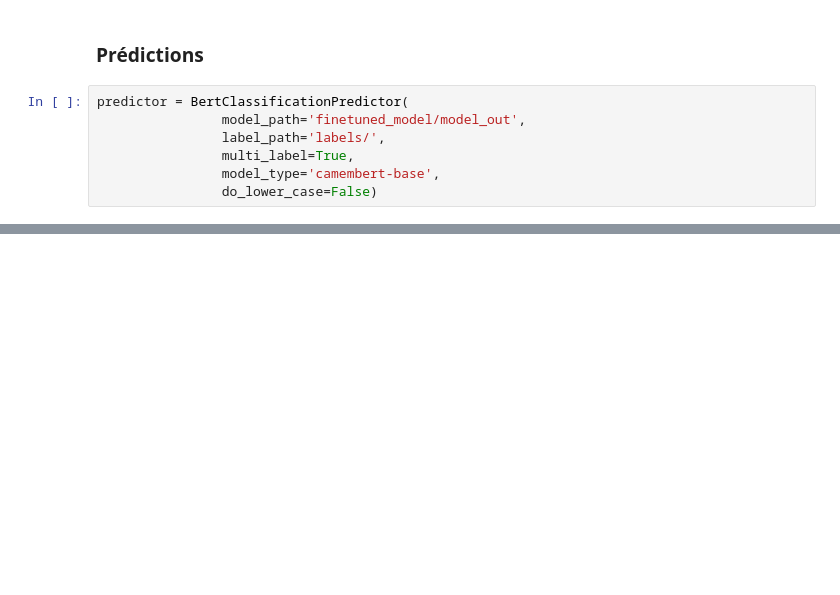
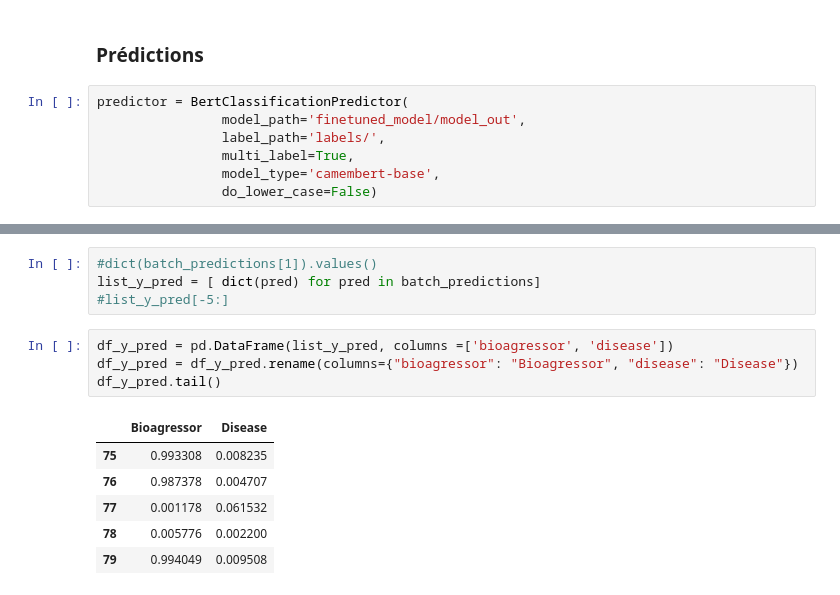
Before and after one commit to sufianj/fast-camembert, a Jupyter notebook: camembert_tuto.ipynb, the cells around one changed output, grey strips where cells are left out. Saved outputs shown, nothing was run; the diff lists cells and outputs as text; blank space fills up the shorter version.

```diff
--- a/camembert_tuto.ipynb
+++ b/camembert_tuto.ipynb
@@ -272,0 +373,15 @@ predictor.predict("Favorisée par les conditions climatiques,l'activité du Carp
+# %%
+#dict(batch_predictions[1]).values()
+list_y_pred = [ dict(pred) for pred in batch_predictions]
+#list_y_pred[-5:]
+# %%
+df_y_pred = pd.DataFrame(list_y_pred, columns =['bioagressor', 'disease'])
+df_y_pred = df_y_pred.rename(columns={"bioagressor": "Bioagressor", "disease": "Disease"})
+df_y_pred.tail()
+# %% [output]
+|  | Bioagressor | Disease |
+| 75 | 0.993308 | 0.008235 |
+| 76 | 0.987378 | 0.004707 |
+| 77 | 0.001178 | 0.061532 |
+| 78 | 0.005776 | 0.002200 |
+| 79 | 0.994049 | 0.009508 |
```
Also changed, not shown: parts of 56 cells of this notebook, 3 other files.
